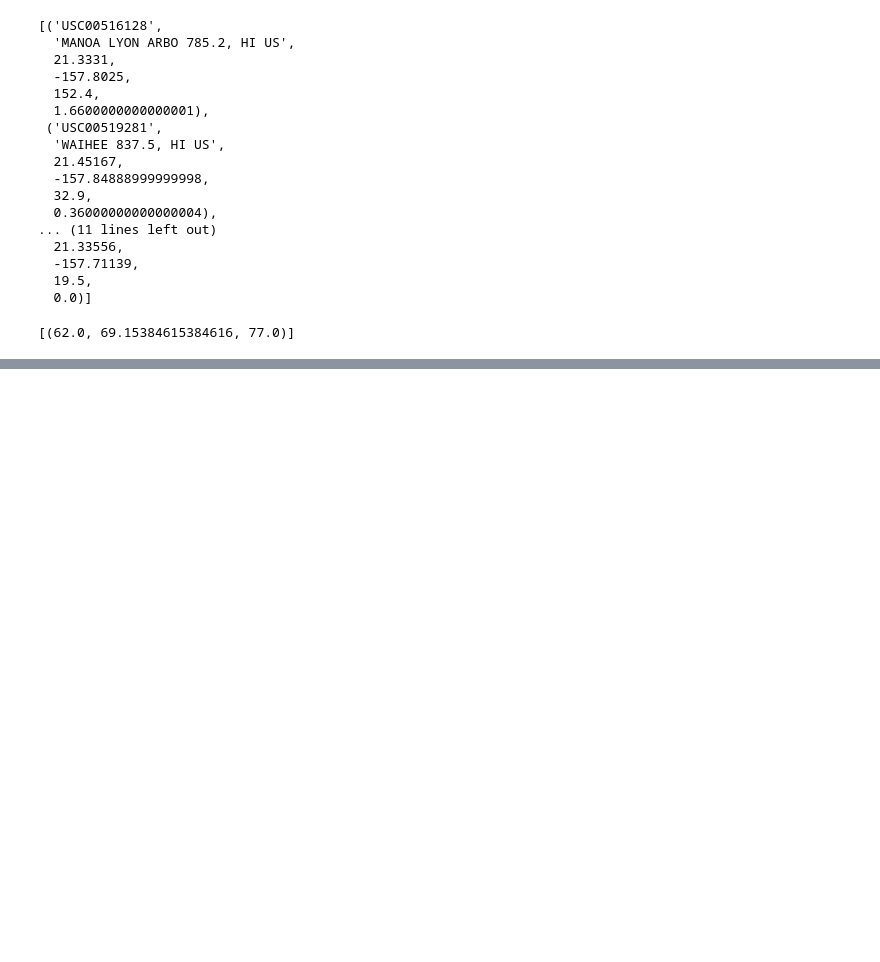
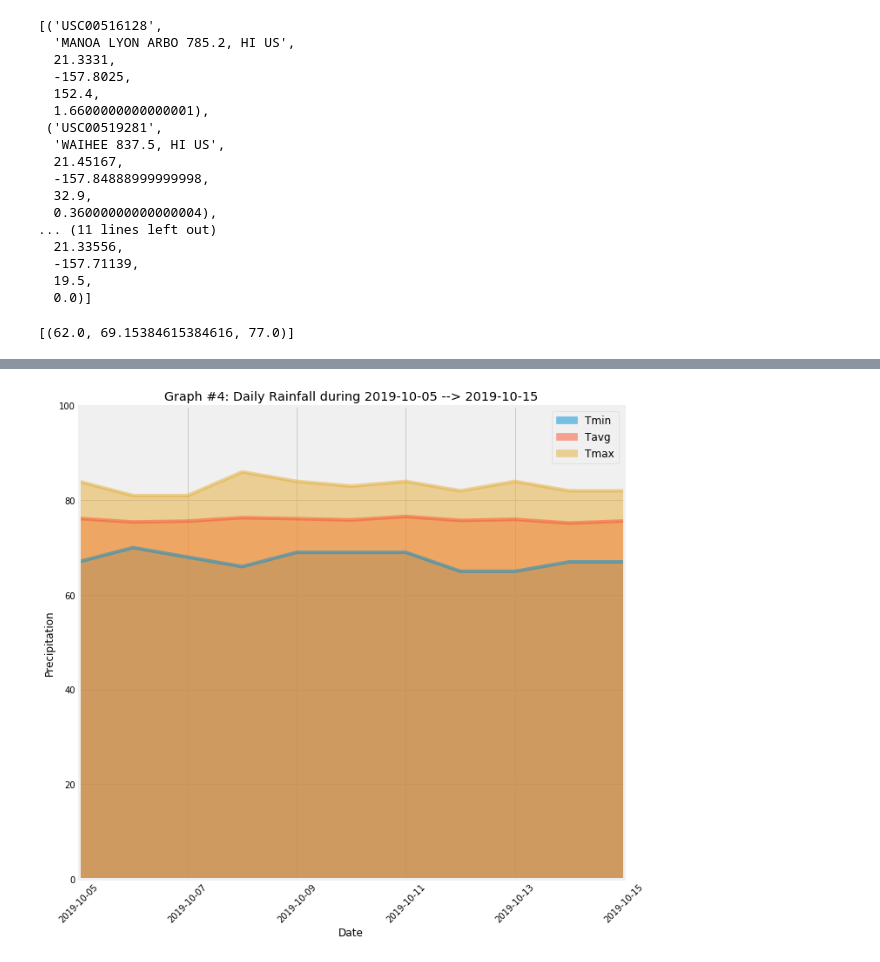
Before and after one commit to Pame1481/SQLAlchemy-Challenge, a Jupyter notebook: Climate_Hawaii.ipynb, the cells around one changed output, grey strips where cells are left out. Cells and saved outputs as stored; diff of their text form; code cells hidden in the pictures; blank space fills up the shorter version.

Commit message:
Added a new graph

```diff
--- a/Climate_Hawaii.ipynb
+++ b/Climate_Hawaii.ipynb
@@ -486,0 +486,4 @@ daily_normals("01-01")
+# %%
+# Stip off the year and save a list of %m-%d strings
+dates = trip_dates.strftime("%m-%d")
+dates
@@ -486,0 +494,8 @@ daily_normals("01-01")
+# %%
+# Loop through the list of %m-%d strings and calculate the normals for each date
+# push each tuple of calculations into a list called `normals`
+normals =[]
+for day in dates:
+         normals.append(*daily_normals(day))
+
+normals
@@ -486,0 +514,7 @@ daily_normals("01-01")
+# %%
+rainfall_df = pd.DataFrame(normals,columns=['Tmin','Tavg','Tmax'])
+#rainfall_df.set_index('Date', inplace=True)
+trp_dates =['2019-10-05','2019-10-06','2019-10-07','2019-10-08','2019-10-09',
+                                   '2019-10-10','2019-10-11','2019-10-12','2019-10-13','2019-10-14','2019-10-15']
+rainfall_df['Date'] = trp_dates
+rainfall_df
@@ -486,0 +534,3 @@ daily_normals("01-01")
+# %%
+rainfall_df.set_index('Date', inplace=True)
+rainfall_df
@@ -486,0 +551,14 @@ daily_normals("01-01")
+# %%
+ax = rainfall_df.plot.area(stacked=False)
+plt.title("Graph #4: Daily Rainfall during 2019-10-05 --> 2019-10-15")
+plt.ylabel('Precipitation')
+plt.grid(True)
+plt.legend(loc="best", fontsize="large", fancybox=True)
+plt.ylim(0,100)
+plt.xticks(rotation=45)
+fig = plt.gcf()
+fig.set_size_inches(10,10)
+plt.savefig("Images/Graph #4: Daily Rainfall during 2019-10-05 --> 2019-10-15")
+plt.show()
+# %% [output]
+[figure, added]
```
Also changed, not shown: parts of 10 cells of this notebook, 6 other files.
